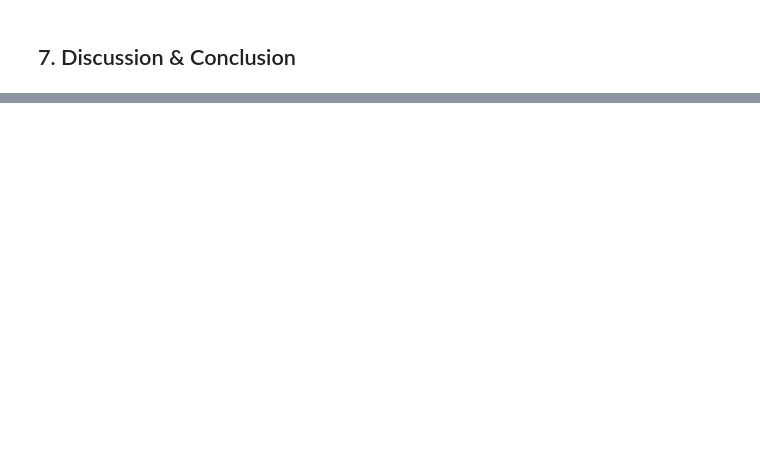
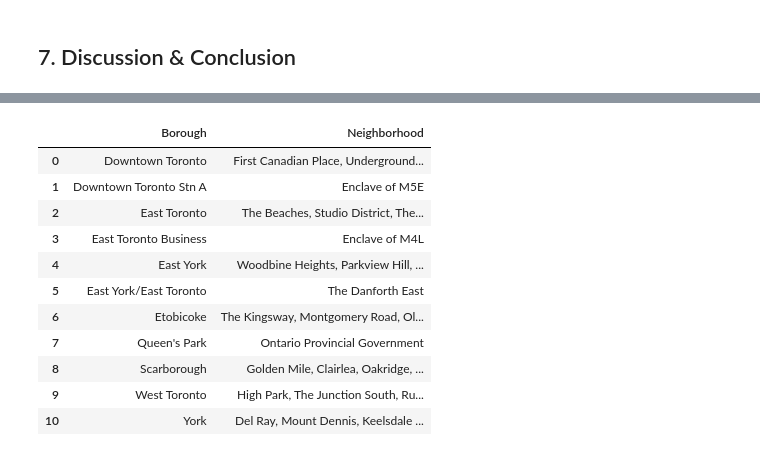
Before and after one commit to Enian22/Segmenting_and_Clustering_Neighborhoods_in_Toronto, a Jupyter notebook: Segmenting_and_Clustering_Neighborhoods_in_Toronto.ipynb, the cells around one changed output, grey strips where cells are left out. Drawn from its saved outputs; the diff is of its cells as text; code cells hidden in the pictures; blank space fills up the shorter version.

```diff
--- a/Segmenting_and_Clustering_Neighborhoods_in_Toronto.ipynb
+++ b/Segmenting_and_Clustering_Neighborhoods_in_Toronto.ipynb
@@ -520,0 +503,5 @@ clusters[1].iloc[:, 0:2]
+# %%
+cluster2_neighborhoods = (clusters[1].iloc[:, 0:2]).groupby('Borough').agg(lambda x: ', '.join(set(x))).reset_index()
+cluster2_total = [val for ls in cluster2_neighborhoods['Neighborhood'] for val in ls.split(",")]
+print("Total number of neighbourhoods in this cluster is {}".format(len(cluster2_total)))
+cluster2_neighborhoods.head()
@@ -557,0 +536,5 @@ clusters[2].iloc[:, 0:2]
+# %%
+cluster3_neighborhoods = (clusters[2].iloc[:, 0:2]).groupby('Borough').agg(lambda x: ', '.join(set(x))).reset_index()
+cluster3_total = [val for ls in cluster3_neighborhoods['Neighborhood'] for val in ls.split(",")]
+print("Total number of neighbourhoods in this cluster is {}".format(len(cluster3_total)))
+cluster3_neighborhoods.head()
@@ -588,0 +567,5 @@ clusters[3].iloc[:, 0:2]
+# %%
+cluster4_neighborhoods = (clusters[3].iloc[:, 0:2]).groupby('Borough').agg(lambda x: ', '.join(set(x))).reset_index()
+cluster4_total = [val for ls in cluster4_neighborhoods['Neighborhood'] for val in ls.split(",")]
+print("Total number of neighbourhoods in this cluster is {}".format(len(cluster4_total)))
+cluster4_neighborhoods.head()
@@ -774,0 +798,17 @@ common_plot[9]
+# %%
+fire_signs = pd.concat([cluster2_neighborhoods, cluster3_neighborhoods, cluster4_neighborhoods], ignore_index=True)
+fire_signs = (fire_signs).groupby('Borough').agg(lambda x: ', '.join(set(x))).reset_index()
+fire_signs
+# %% [output]
+|  | Borough | Neighborhood |
+| 0 | Downtown Toronto | First Canadian Place, Underground... |
+| 1 | Downtown Toronto Stn A | Enclave of M5E |
+| 2 | East Toronto | The Beaches, Studio District, The... |
+| 3 | East Toronto Business | Enclave of M4L |
+| 4 | East York | Woodbine Heights, Parkview Hill, ... |
+| 5 | East York/East Toronto | The Danforth East |
+| 6 | Etobicoke | The Kingsway, Montgomery Road, Ol... |
+| 7 | Queen's Park | Ontario Provincial Government |
+| 8 | Scarborough | Golden Mile, Clairlea, Oakridge, ... |
+| 9 | West Toronto | High Park, The Junction South, Ru... |
+| 10 | York | Del Ray, Mount Dennis, Keelsdale ... |
```
Also changed, not shown: parts of 80 cells of this notebook.
